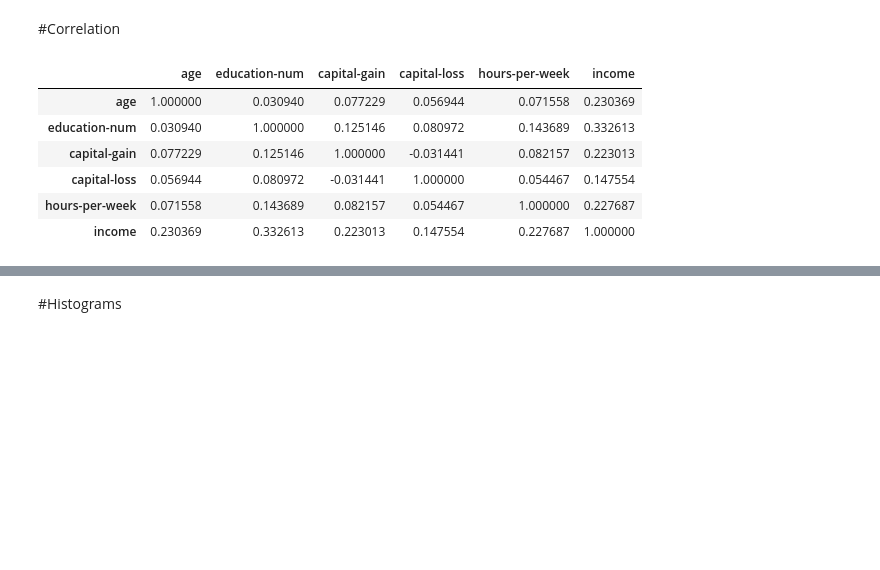
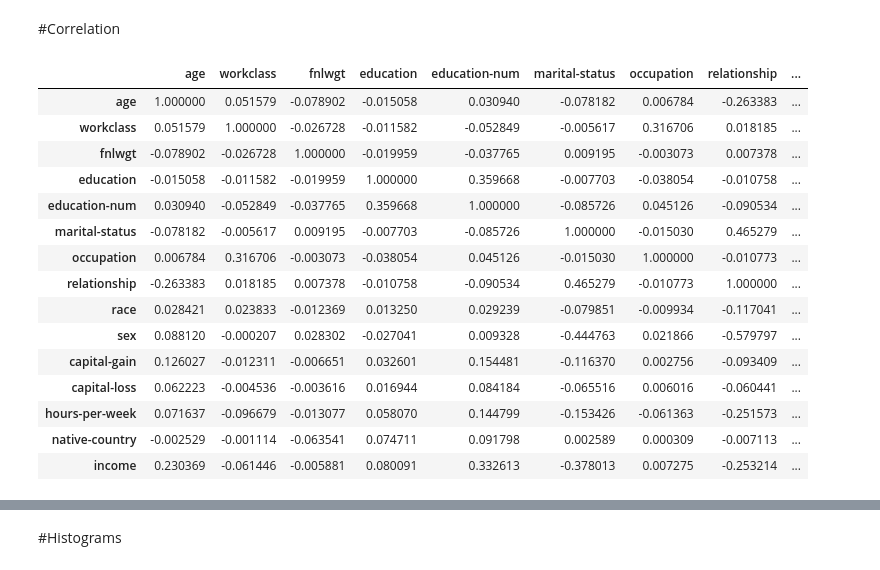
Before and after one commit to MohHaroon/Adult-Census-Income-Classification, a Jupyter notebook: Adult dataset Classification.ipynb, the cells around one changed output, grey strips where cells are left out. Drawn from its saved outputs; the diff is of its cells as text; code cells hidden in the pictures; blank space fills up the shorter version.

```diff
--- a/Adult dataset Classification.ipynb
+++ b/Adult dataset Classification.ipynb
@@ -237,3 +242,0 @@ Name: income, dtype: int64
-# %%
-adult_df = adult_df.drop(['education', 'fnlwgt'], axis = 1)
-adult_df.head(3)
@@ -257,2 +254,0 @@ adult_df.head()
-# %%
-adult_df.fillna(method = 'ffill', inplace = True)
@@ -308,14 +329,28 @@ adult_df["income"].value_counts()
 Name: income, dtype: int64
 # %% [markdown]
 #Correlation
+# %%
+from sklearn.preprocessing import LabelEncoder
+
+df_corr= adult_df.copy()
+df_corr= df_corr.apply(LabelEncoder().fit_transform)
 # %%
-adult_df.corr()
+df_corr.corr()
 # %% [output]
-|  | age | education-num | capital-gain | capital-loss | hours-per-week | income |
-| age | 1.000000 | 0.030940 | 0.077229 | 0.056944 | 0.071558 | 0.230369 |
-| education-num | 0.030940 | 1.000000 | 0.125146 | 0.080972 | 0.143689 | 0.332613 |
-| capital-gain | 0.077229 | 0.125146 | 1.000000 | -0.031441 | 0.082157 | 0.223013 |
-| capital-loss | 0.056944 | 0.080972 | -0.031441 | 1.000000 | 0.054467 | 0.147554 |
-| hours-per-week | 0.071558 | 0.143689 | 0.082157 | 0.054467 | 1.000000 | 0.227687 |
-| income | 0.230369 | 0.332613 | 0.223013 | 0.147554 | 0.227687 | 1.000000 |
+|  | age | workclass | fnlwgt | education | education-num | marital-status | occupation | relationship | ... |
+| age | 1.000000 | 0.051579 | -0.078902 | -0.015058 | 0.030940 | -0.078182 | 0.006784 | -0.263383 | ... |
+| workclass | 0.051579 | 1.000000 | -0.026728 | -0.011582 | -0.052849 | -0.005617 | 0.316706 | 0.018185 | ... |
+| fnlwgt | -0.078902 | -0.026728 | 1.000000 | -0.019959 | -0.037765 | 0.009195 | -0.003073 | 0.007378 | ... |
+| education | -0.015058 | -0.011582 | -0.019959 | 1.000000 | 0.359668 | -0.007703 | -0.038054 | -0.010758 | ... |
+| education-num | 0.030940 | -0.052849 | -0.037765 | 0.359668 | 1.000000 | -0.085726 | 0.045126 | -0.090534 | ... |
+| marital-status | -0.078182 | -0.005617 | 0.009195 | -0.007703 | -0.085726 | 1.000000 | -0.015030 | 0.465279 | ... |
+| occupation | 0.006784 | 0.316706 | -0.003073 | -0.038054 | 0.045126 | -0.015030 | 1.000000 | -0.010773 | ... |
+| relationship | -0.263383 | 0.018185 | 0.007378 | -0.010758 | -0.090534 | 0.465279 | -0.010773 | 1.000000 | ... |
+| race | 0.028421 | 0.023833 | -0.012369 | 0.013250 | 0.029239 | -0.079851 | -0.009934 | -0.117041 | ... |
+| sex | 0.088120 | -0.000207 | 0.028302 | -0.027041 | 0.009328 | -0.444763 | 0.021866 | -0.579797 | ... |
+| capital-gain | 0.126027 | -0.012311 | -0.006651 | 0.032601 | 0.154481 | -0.116370 | 0.002756 | -0.093409 | ... |
+| capital-loss | 0.062223 | -0.004536 | -0.003616 | 0.016944 | 0.084184 | -0.065516 | 0.006016 | -0.060441 | ... |
+| hours-per-week | 0.071637 | -0.096679 | -0.013077 | 0.058070 | 0.144799 | -0.153426 | -0.061363 | -0.251573 | ... |
+| native-country | -0.002529 | -0.001114 | -0.063541 | 0.074711 | 0.091798 | 0.002589 | 0.000309 | -0.007113 | ... |
+| income | 0.230369 | -0.061446 | -0.005881 | 0.080091 | 0.332613 | -0.378013 | 0.007275 | -0.253214 | ... |
 # %%
```
Also changed, not shown: parts of 31 cells of this notebook.
